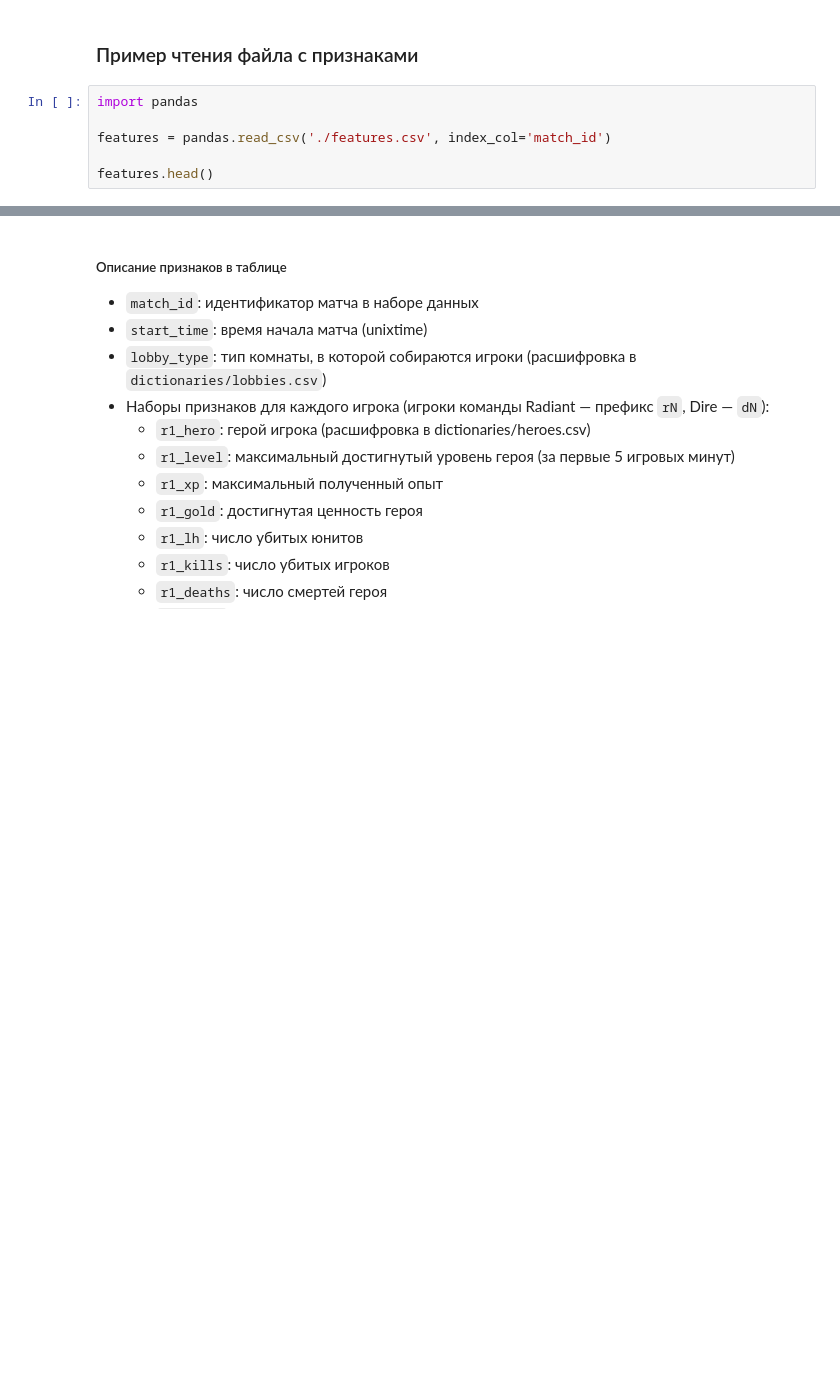
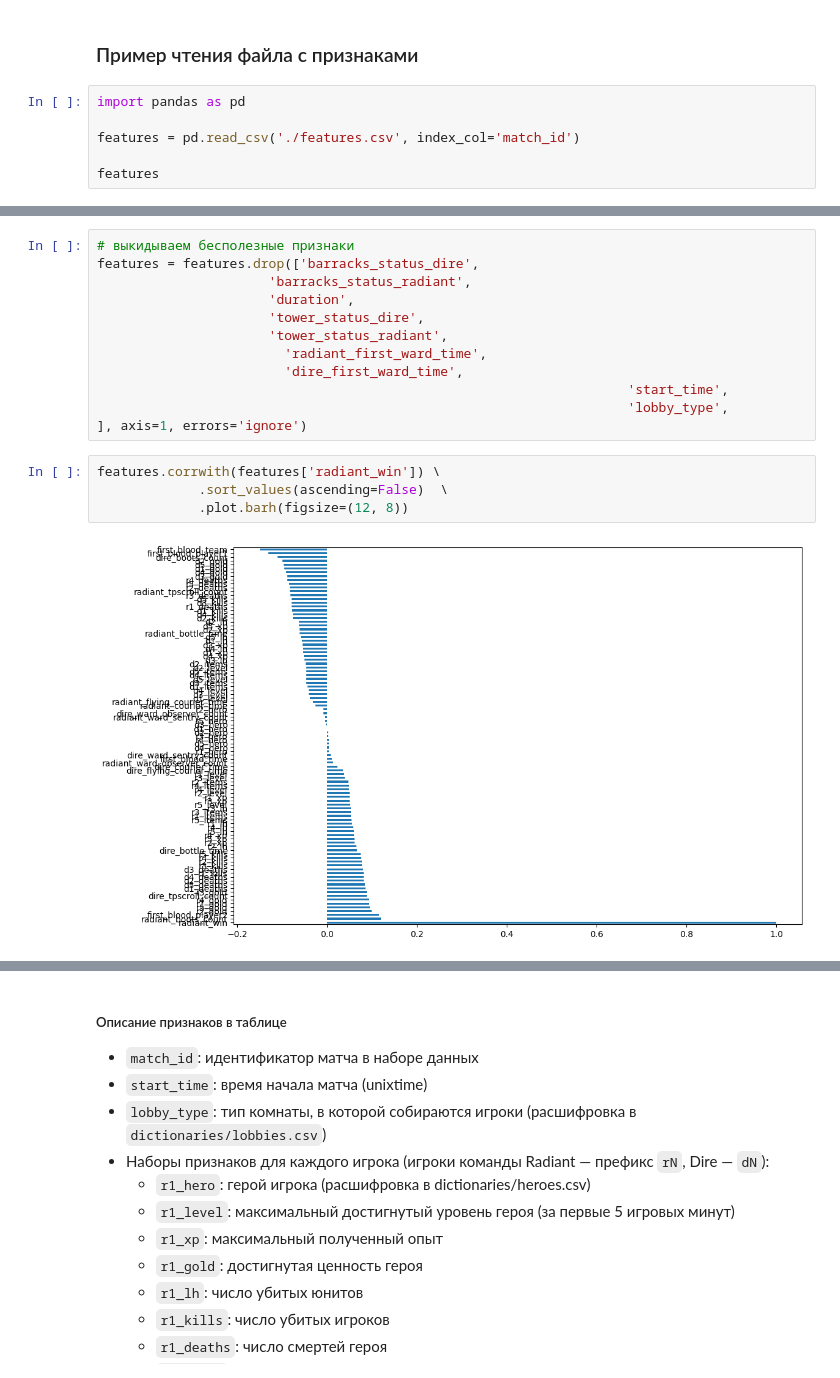
Before and after one commit to Romaniox/Sirius, a Jupyter notebook: HW_3.ipynb, the cells around one changed output, grey strips where cells are left out. Drawn from its saved outputs; the diff is of its cells as text; blank space fills up the shorter version.

```diff
--- a/HW_3.ipynb
+++ b/HW_3.ipynb
@@ -102,8 +102,8 @@ print 'Time elapsed:', datetime.datetime.now() - start_time
 # %% [markdown]
 ### Пример чтения файла с признаками
 # %%
-import pandas
+import pandas as pd
 
-features = pandas.read_csv('./features.csv', index_col='match_id')
+features = pd.read_csv('./features.csv', index_col='match_id')
 
-features.head()
+features
@@ -109,0 +149,18 @@ features.head()
+# %%
+# выкидываем бесполезные признаки
+features = features.drop(['barracks_status_dire',
+                      'barracks_status_radiant',
+                      'duration',
+                      'tower_status_dire',
+                      'tower_status_radiant',
+                        'radiant_first_ward_time',
+                        'dire_first_ward_time',
+                                                                    'start_time',
+                                                                    'lobby_type',
+], axis=1, errors='ignore')
+# %%
+features.corrwith(features['radiant_win']) \
+             .sort_values(ascending=False)  \
+             .plot.barh(figsize=(12, 8))
+# %% [output]
+[figure, added]
```
Also changed, not shown: parts of 11 cells of this notebook.
